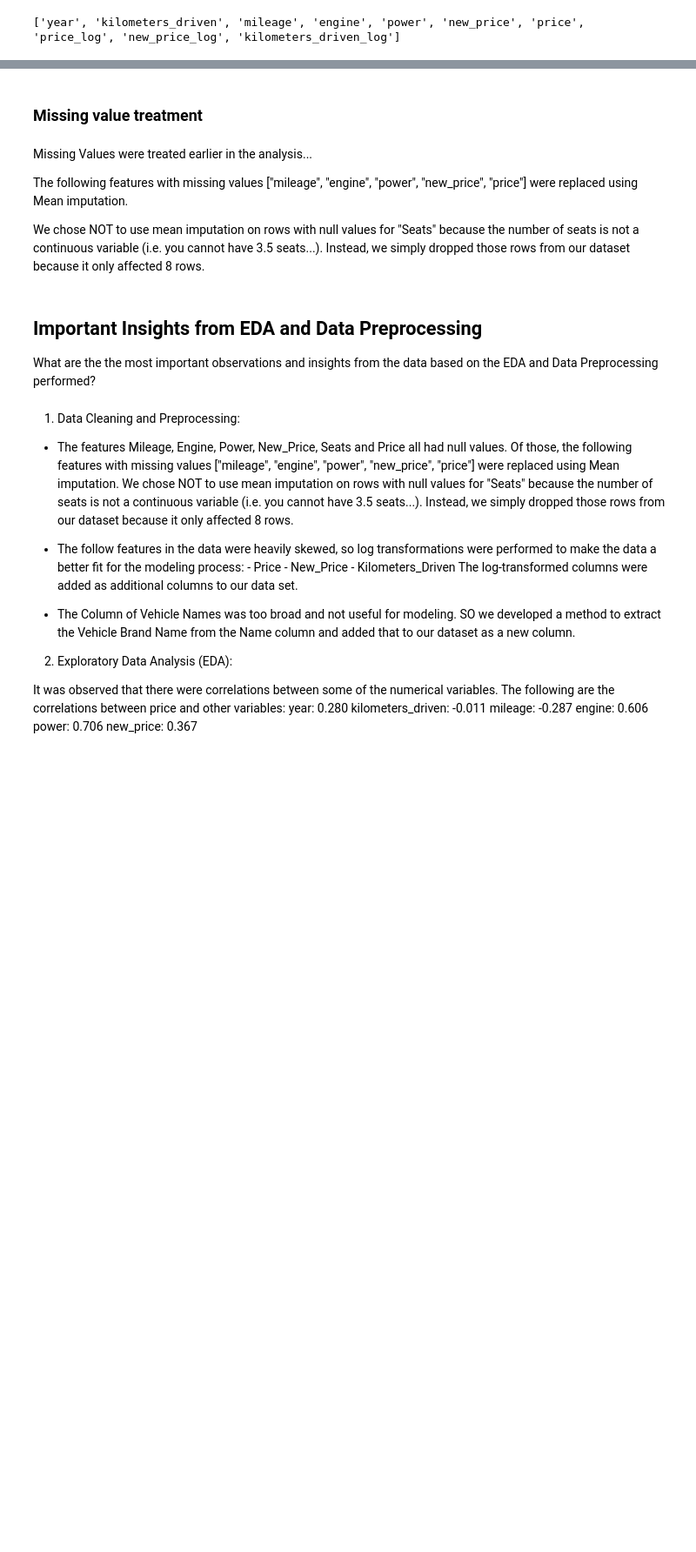
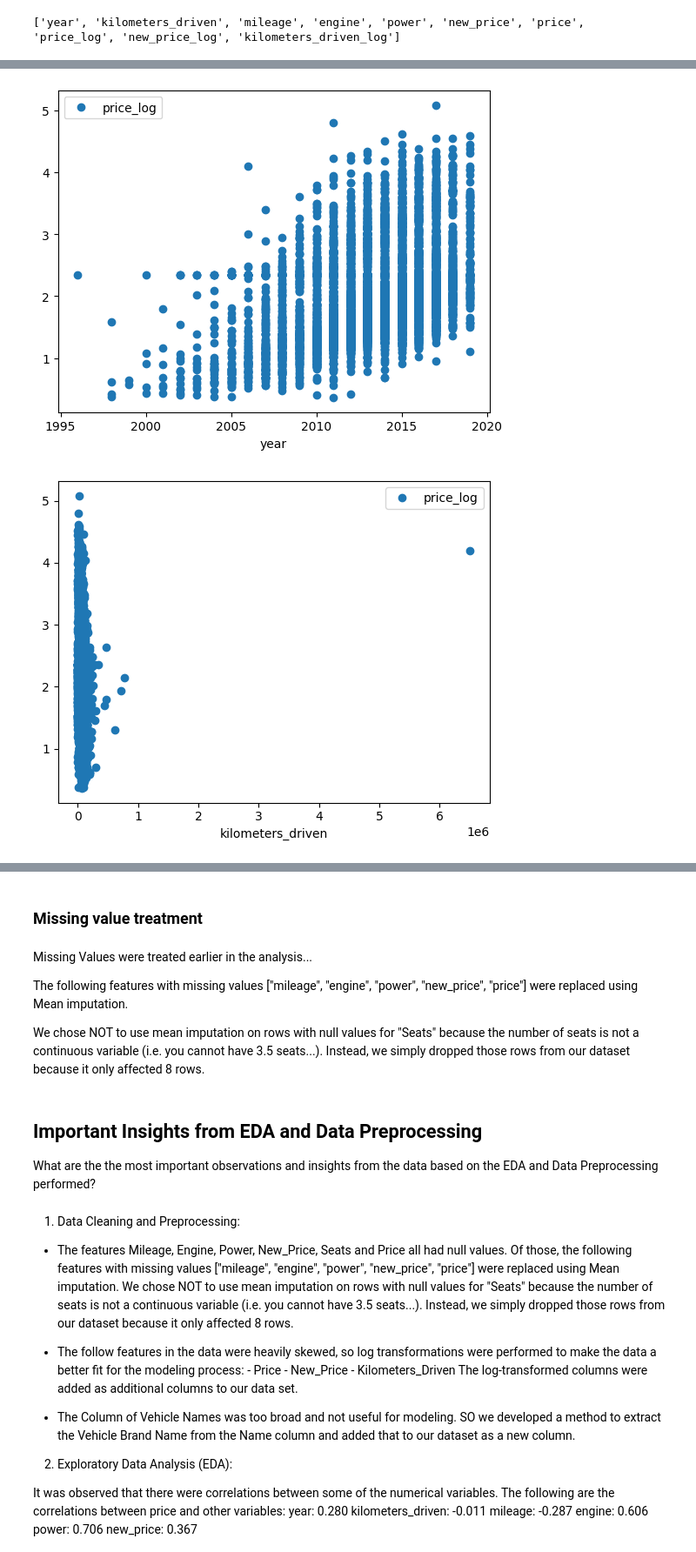
Before and after one commit to elijahcw/MIT_Data_Science_Course, a Jupyter notebook: Capstone/Capstone_Project_Reference_Notebook_Full_Code_Used_Cars_Price_Prediction.ipynb, the cells around one changed output, grey strips where cells are left out. Shown at 87% size. Drawn from its saved outputs; the diff is of its cells as text; code cells hidden in the pictures; blank space fills up the shorter version.

```diff
--- a/Capstone/Capstone_Project_Reference_Notebook_Full_Code_Used_Cars_Price_Prediction.ipynb
+++ b/Capstone/Capstone_Project_Reference_Notebook_Full_Code_Used_Cars_Price_Prediction.ipynb
@@ -568,0 +577,9 @@ data.head()
+# %%
+# Next Compare different combinations of independent variables and dependent variables to better understand the relationship between all variables.
+num_data = data[num_cols]
+for  col in num_data:
+    if col != 'price_log':
+        data.plot(x = col, y = 'price_log', style = 'o')
+# %% [output]
+[figure, added]
+[figure, added]
```
Also changed, not shown: parts of 15 cells of this notebook, 1 other file.
